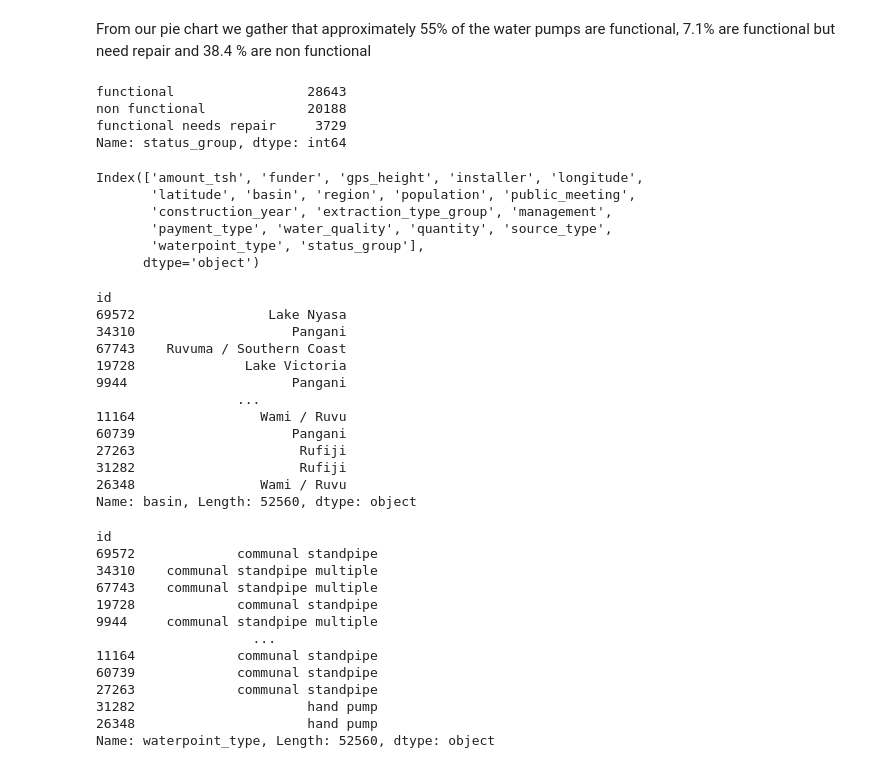
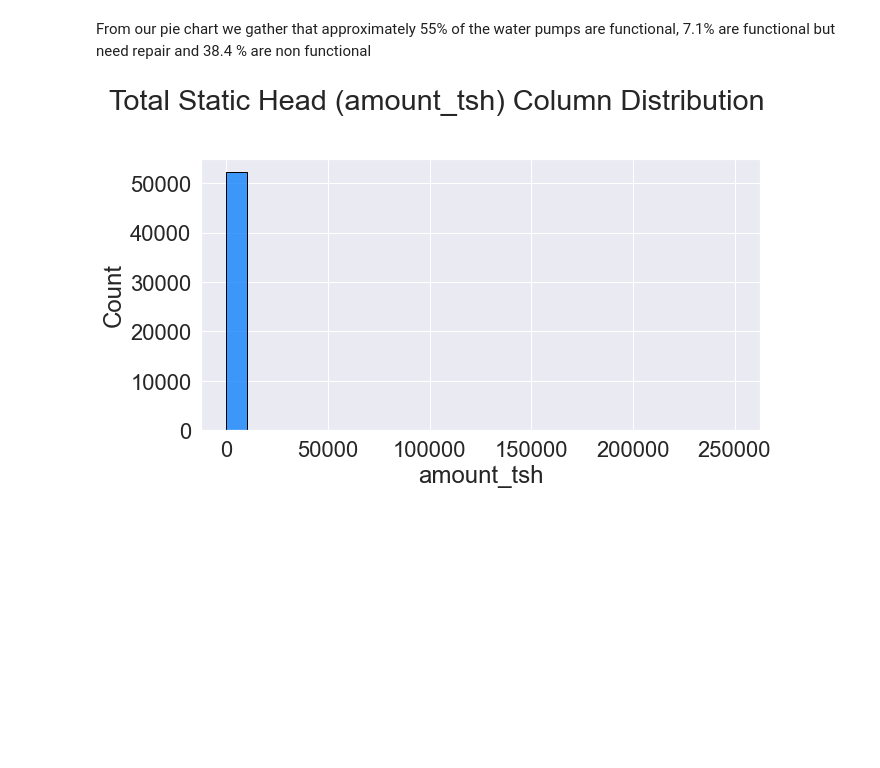
Before and after one commit to atienosonia/Tanzanian_Water_Wells, a Jupyter notebook: student.ipynb, the cells around one changed output. Saved outputs shown, nothing was run; the diff lists cells and outputs as text; code cells hidden in the pictures; blank space fills up the shorter version.

```diff
--- a/student.ipynb
+++ b/student.ipynb
@@ -956,51 +956,3 @@ plt.show()
 [figure]
 # %% [markdown]
 From our pie chart we gather that approximately 55% of the water pumps are functional, 7.1% are functional but need repair and 38.4 % are non functional
-# %%
-df.status_group.value_counts()
-# %% [output]
-functional                 28643
-non functional             20188
-functional needs repair     3729
-Name: status_group, dtype: int64
-# %%
-df.columns
-# %% [output]
-Index(['amount_tsh', 'funder', 'gps_height', 'installer', 'longitude',
-       'latitude', 'basin', 'region', 'population', 'public_meeting',
-       'construction_year', 'extraction_type_group', 'management',
-       'payment_type', 'water_quality', 'quantity', 'source_type',
-       'waterpoint_type', 'status_group'],
-      dtype='object')
-# %%
-df.basin
-# %% [output]
-id
-69572                 Lake Nyasa
-34310                    Pangani
-67743    Ruvuma / Southern Coast
-19728              Lake Victoria
-9944                     Pangani
-                  ...
-11164                Wami / Ruvu
-60739                    Pangani
-27263                     Rufiji
-31282                     Rufiji
-26348                Wami / Ruvu
-Name: basin, Length: 52560, dtype: object
-# %%
-df.waterpoint_type
-# %% [output]
-id
-69572             communal standpipe
-34310    communal standpipe multiple
-67743    communal standpipe multiple
-19728             communal standpipe
-9944     communal standpipe multiple
-                    ...
-11164             communal standpipe
-60739             communal standpipe
-27263             communal standpipe
-31282                      hand pump
-26348                      hand pump
-Name: waterpoint_type, Length: 52560, dtype: object
@@ -1006,0 +961,11 @@ Name: waterpoint_type, Length: 52560, dtype: object
+# %%
+def plot_distribution(df, col, title, bins_ = 10):
+    fig, ax_hist = plt.subplots(figsize=(10, 6))
+
+    sns.histplot(data=df, x=col, ax=ax_hist, color='#037bfc', bins=bins_, edgecolor='black')
+    plt.suptitle(title)
+    plt.tight_layout()
+
+plot_distribution(df, 'amount_tsh', 'Total Static Head (amount_tsh) Column Distribution',  bins_ =25)
+# %% [output]
+[figure, added]
```
Also changed, not shown: parts of 28 cells of this notebook.
